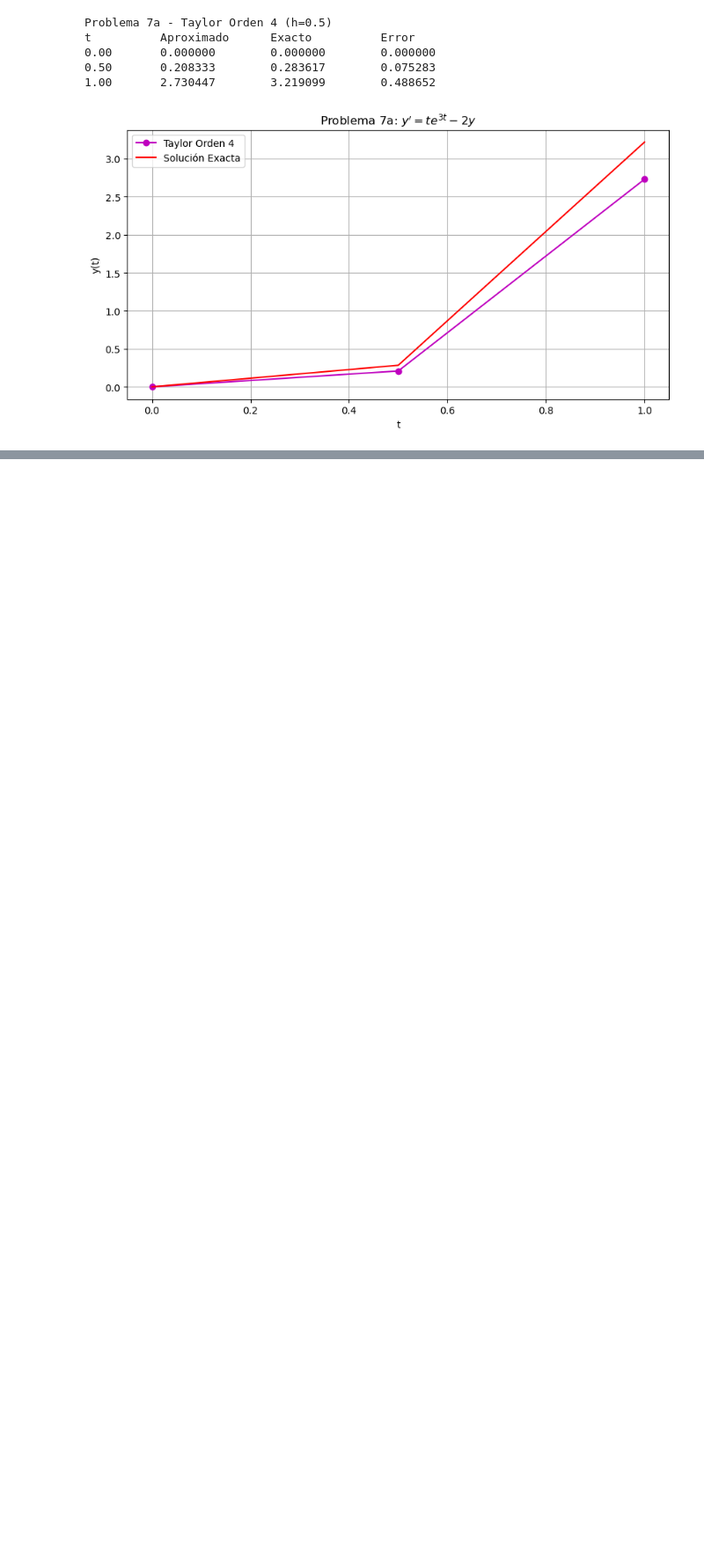
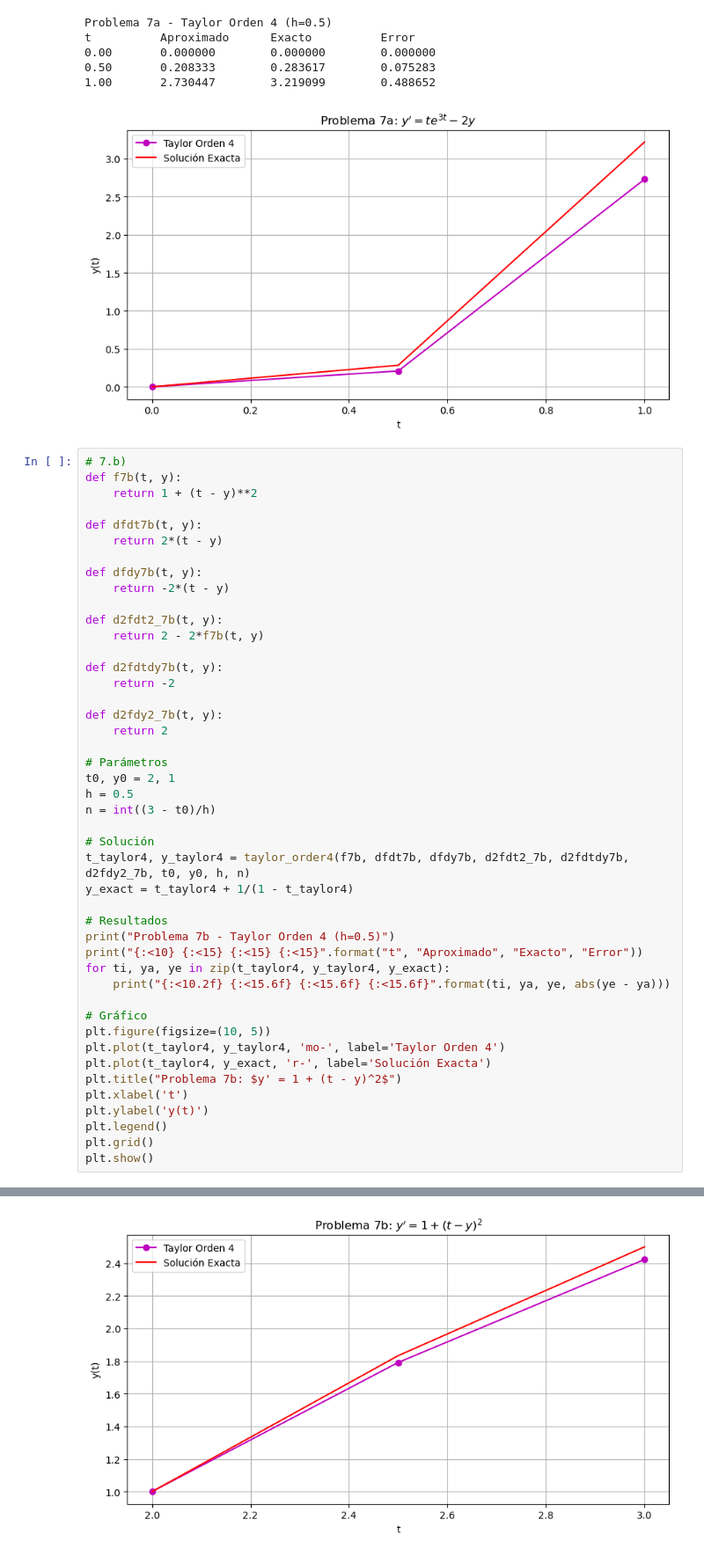
Before and after one commit to JASL22/-Tarea-12-Ejercicios-Unidad-05-A-ODE-Metodo-de-Euler, a Jupyter notebook: Deber 12.ipynb, the cells around one changed output, grey strips where cells are left out. Shown at 88% size. Drawn from its saved outputs; the diff is of its cells as text; blank space fills up the shorter version.

```diff
--- a/Deber 12.ipynb
+++ b/Deber 12.ipynb
@@ -1115,3 +1115,49 @@ t          Aproximado      Exacto          Error
 0.50       0.208333        0.283617        0.075283
 1.00       2.730447        3.219099        0.488652
 [figure]
+# %%
+# 7.b)
+def f7b(t, y):
+    return 1 + (t - y)**2
+
+def dfdt7b(t, y):
+    return 2*(t - y)
+
+def dfdy7b(t, y):
+    return -2*(t - y)
+
+def d2fdt2_7b(t, y):
+    return 2 - 2*f7b(t, y)
+
+def d2fdtdy7b(t, y):
+    return -2
+
+def d2fdy2_7b(t, y):
+    return 2
+
+# Parámetros
+t0, y0 = 2, 1
+h = 0.5
+n = int((3 - t0)/h)
+
+# Solución
+t_taylor4, y_taylor4 = taylor_order4(f7b, dfdt7b, dfdy7b, d2fdt2_7b, d2fdtdy7b, d2fdy2_7b, t0, y0, h, n)
+y_exact = t_taylor4 + 1/(1 - t_taylor4)
+
+# Resultados
+print("Problema 7b - Taylor Orden 4 (h=0.5)")
+print("{:<10} {:<15} {:<15} {:<15}".format("t", "Aproximado", "Exacto", "Error"))
+for ti, ya, ye in zip(t_taylor4, y_taylor4, y_exact):
+    print("{:<10.2f} {:<15.6f} {:<15.6f} {:<15.6f}".format(ti, ya, ye, abs(ye - ya)))
+
+# Gráfico
+plt.figure(figsize=(10, 5))
+plt.plot(t_taylor4, y_taylor4, 'mo-', label='Taylor Orden 4')
+plt.plot(t_taylor4, y_exact, 'r-', label='Solución Exacta')
+plt.title("Problema 7b: $y' = 1 + (t - y)^2$")
+plt.xlabel('t')
+plt.ylabel('y(t)')
+plt.legend()
+plt.grid()
+plt.show()
+# %% [output]
@@ -1117,0 +1169 @@ t          Aproximado      Exacto          Error
+[figure, added]
```
Also changed, not shown: parts of 1 cell of this notebook.
